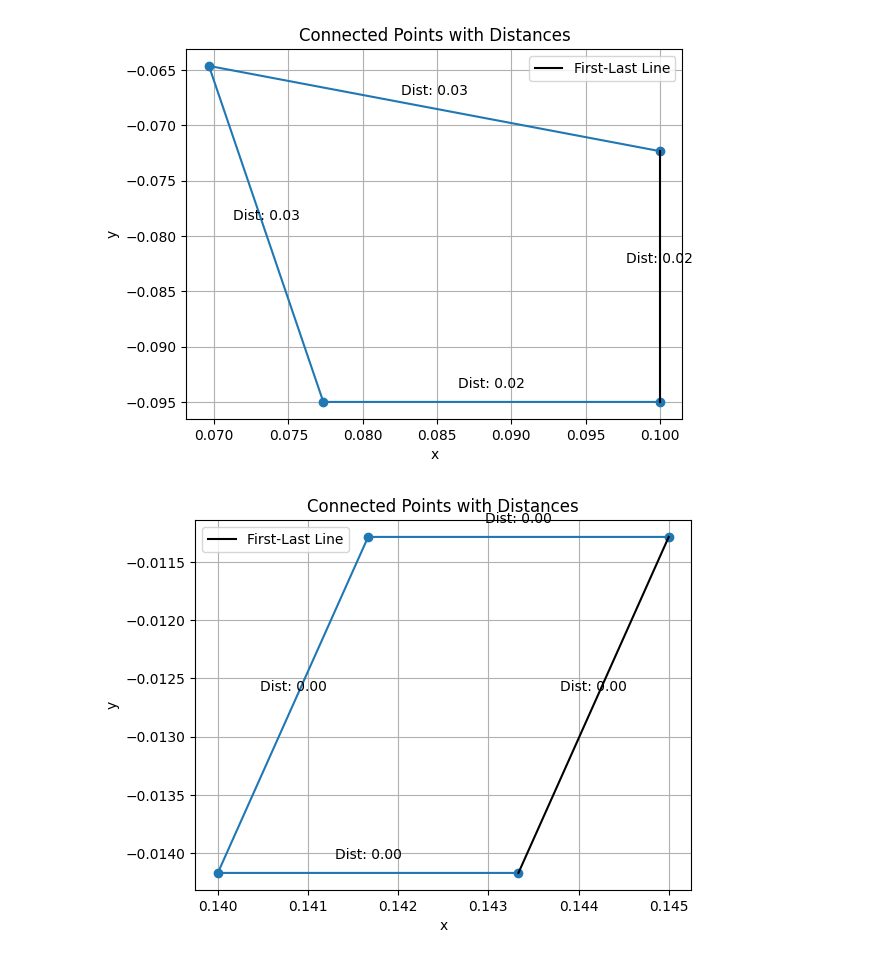
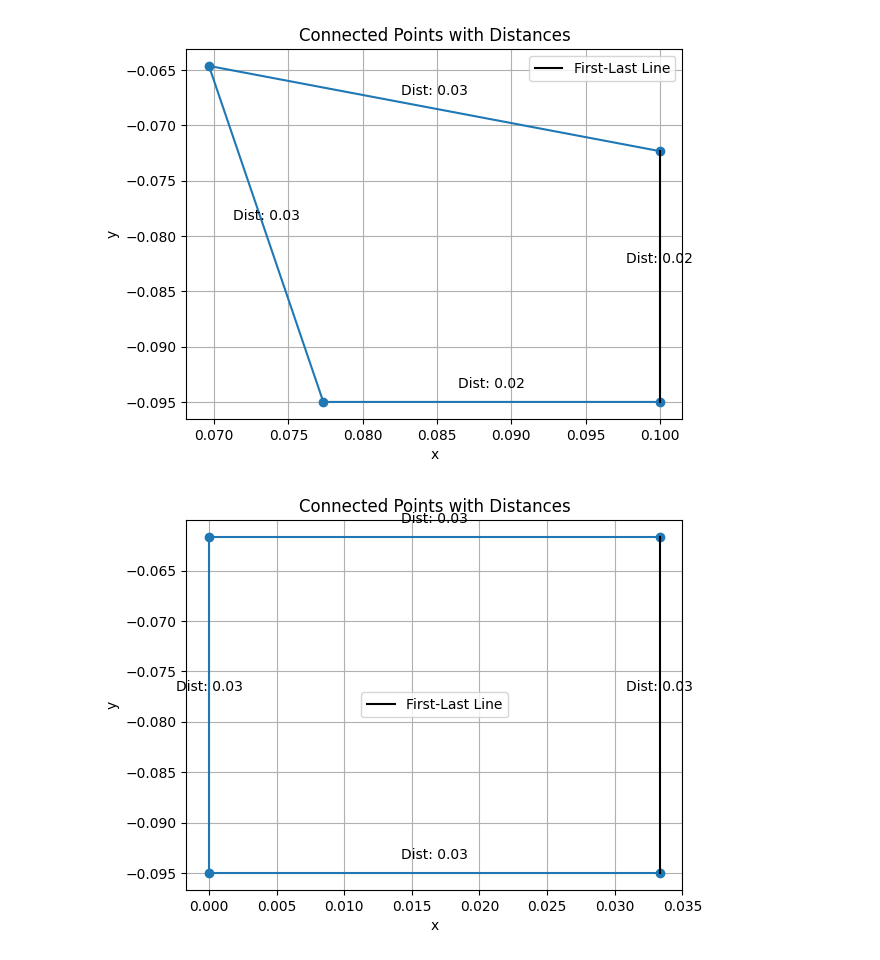
Before and after one commit to VladimirKrutko/MES, a Jupyter notebook: test_code.ipynb, the cells around one changed output. Saved outputs shown, nothing was run; the diff lists cells and outputs as text; code cells hidden in the pictures.

```diff
--- a/test_code.ipynb
+++ b/test_code.ipynb
@@ -11,6 +11,6 @@ data_trap = MesData('Test4_31_31_trapez.txt').data
 data_31_31 = MesData('Test3_31_31_kwadrat.txt').data
 
 gr = Grid(data_4_4, 2)
-gr_mix = Grid(data_mix, 2)
-gr_31_31 = Grid(data_31_31, 2)
-gr_trapez = Grid(data_trap, 2)
+gr_mix = Grid(data_mix, 3)
+# gr_31_31 = Grid(data_31_31, 3)
+# gr_trapez = Grid(data_trap, 3)
@@ -125,8 +126,8 @@ calculate_distances_and_plot(x, y)
 # %% [output]
 [figure]
 # %%
-x, y = gr_trapez.grid[1][1].x, gr_trapez.grid[1][1].y
+x, y = gr.grid[2][2].x, gr.grid[2][2].y
 
 calculate_distances_and_plot(x, y)
 # %% [output]
-[figure, old version]
+[figure, new version]
```
Also changed, not shown: parts of 7 cells of this notebook, 42 other files.
